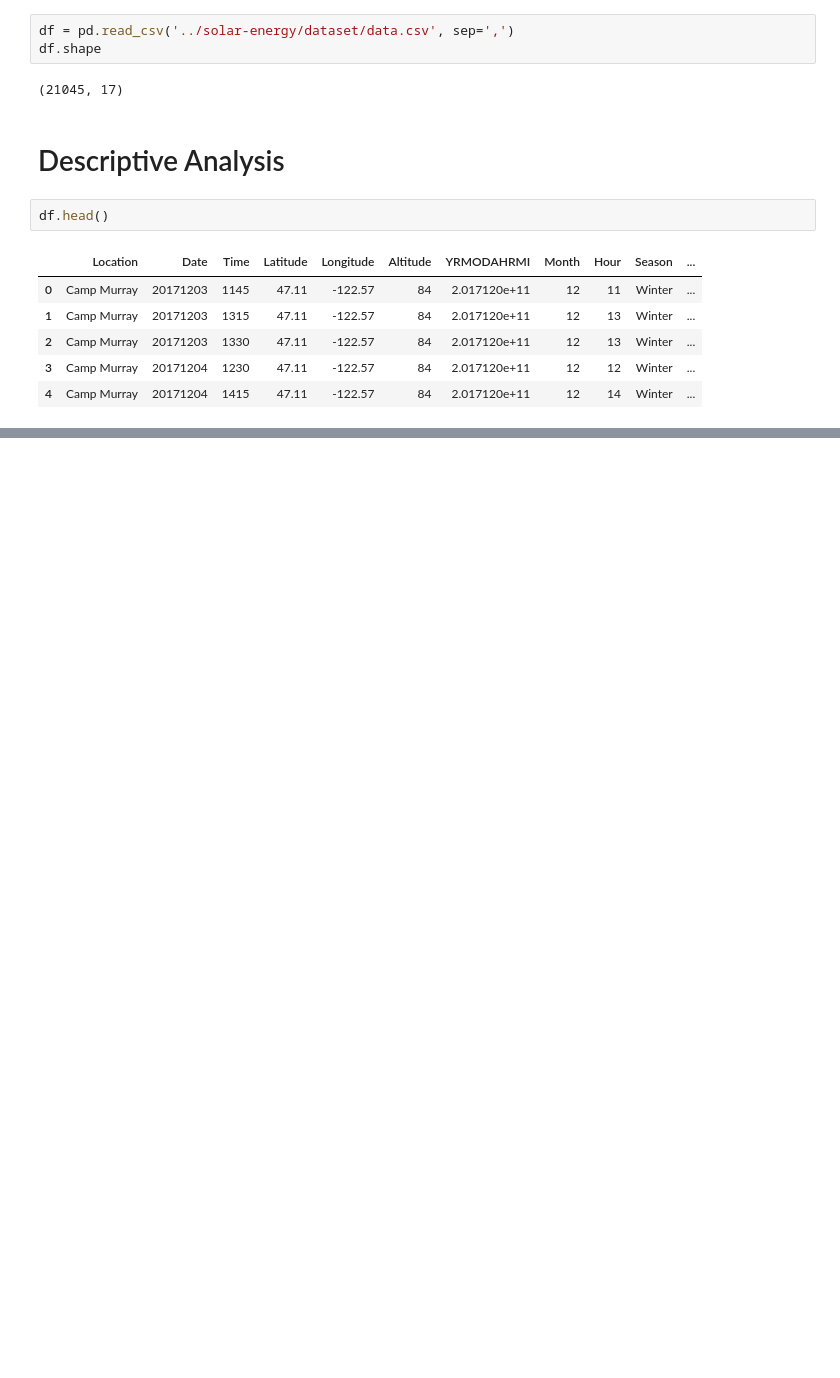
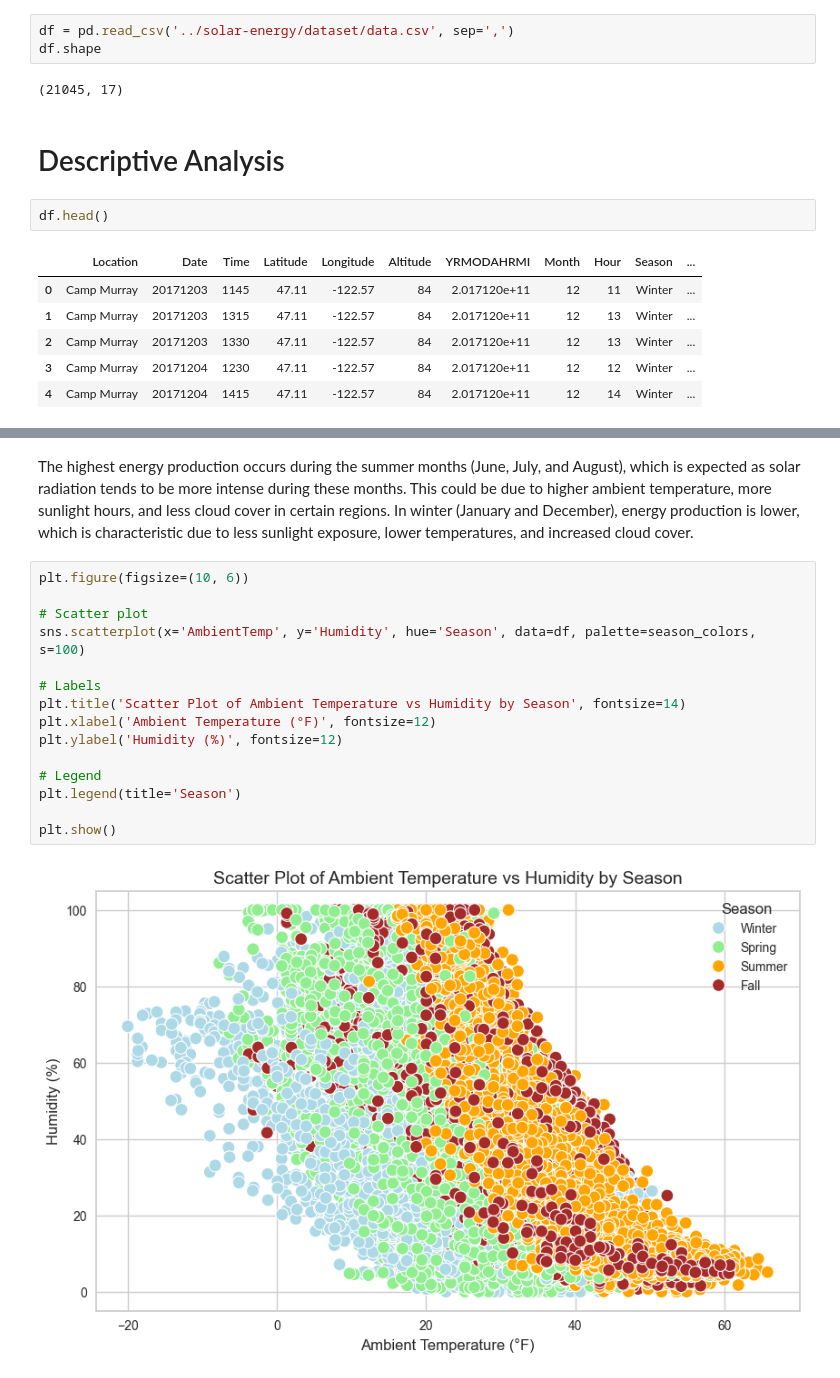
Before and after one commit to gpaschoalinoto/ml-regression-models, a Jupyter notebook: solar-energy/solar_energy_regression.ipynb, the cells around one changed output, grey strips where cells are left out. Drawn from its saved outputs; the diff is of its cells as text; blank space fills up the shorter version.

```diff
--- a/solar-energy/solar_energy_regression.ipynb
+++ b/solar-energy/solar_energy_regression.ipynb
@@ -110,0 +355,20 @@ df.head()
+# %% [markdown]
+The highest energy production occurs during the summer months (June, July, and August), which is expected as solar radiation tends to be more intense during these months. This could be due to higher ambient temperature, more sunlight hours, and less cloud cover in certain regions.
+In winter (January and December), energy production is lower, which is characteristic due to less sunlight exposure, lower temperatures, and increased cloud cover.
+# %%
+plt.figure(figsize=(10, 6))
+
+# Scatter plot
+sns.scatterplot(x='AmbientTemp', y='Humidity', hue='Season', data=df, palette=season_colors, s=100)
+
+# Labels
+plt.title('Scatter Plot of Ambient Temperature vs Humidity by Season', fontsize=14)
+plt.xlabel('Ambient Temperature (°F)', fontsize=12)
+plt.ylabel('Humidity (%)', fontsize=12)
+
+# Legend
+plt.legend(title='Season')
+
+plt.show()
+# %% [output]
+[figure, added]
```
Also changed, not shown: parts of 69 cells of this notebook, 4 other files.
